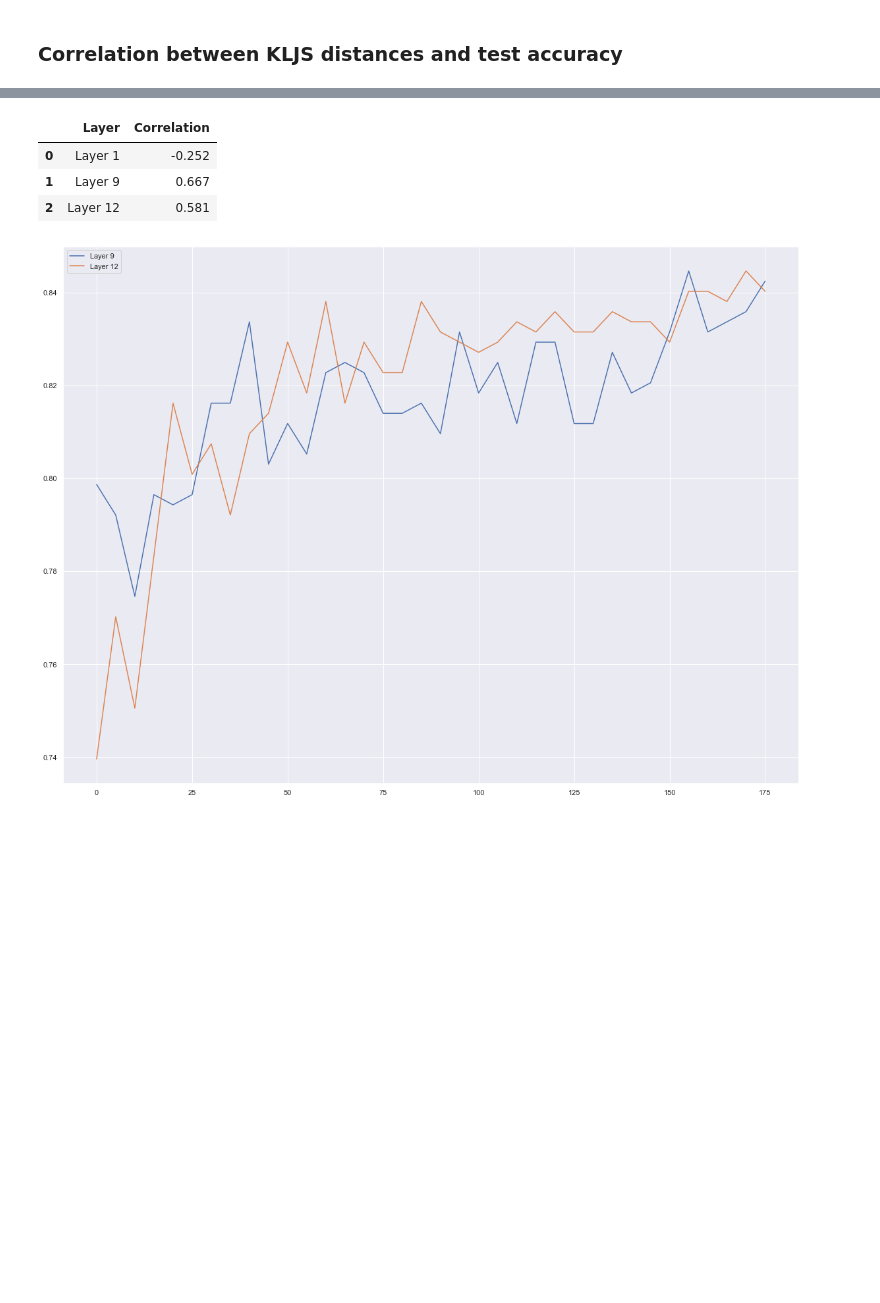
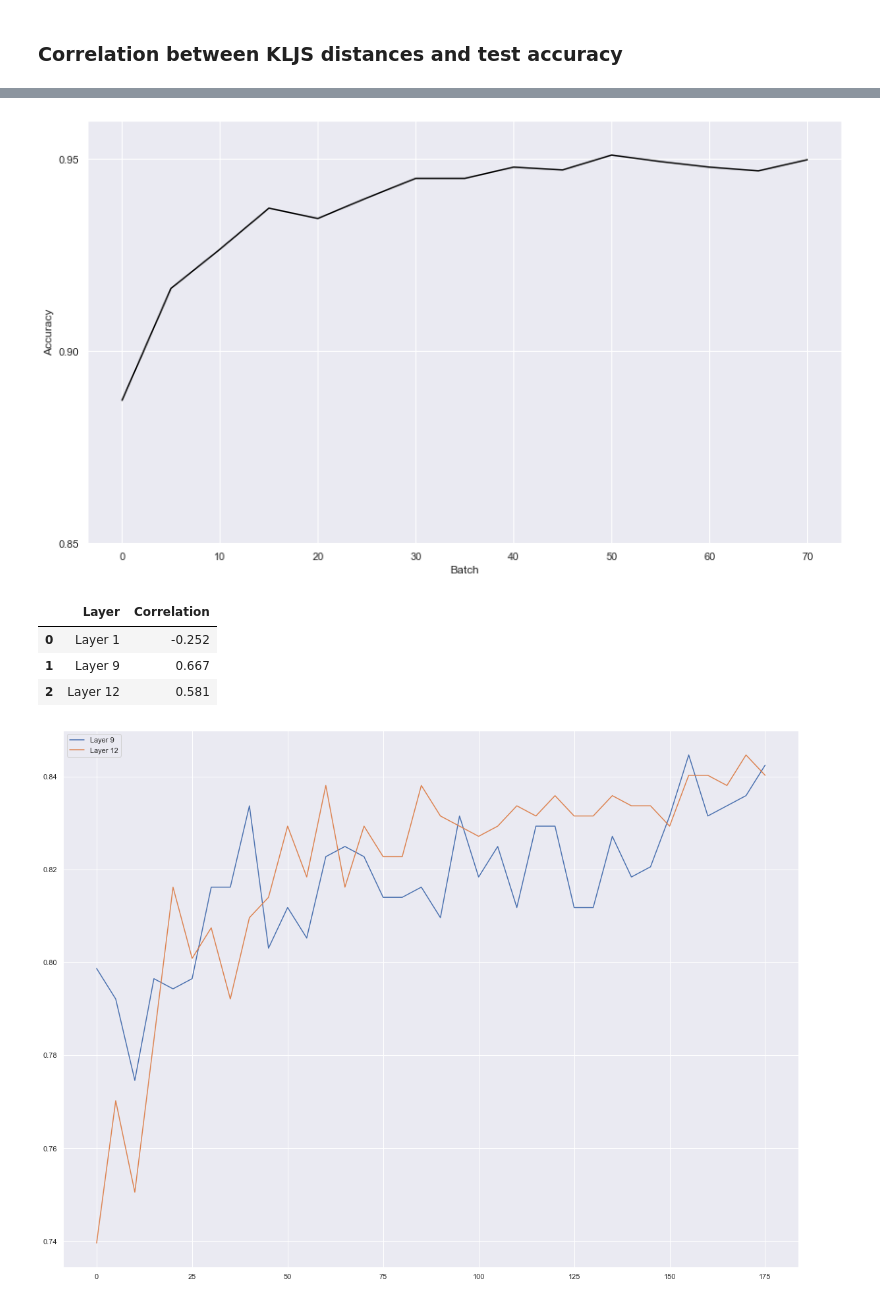
Before and after one commit to tdavislab/TopoBERT, a Jupyter notebook: notebooks/impuritiesv3.ipynb, the cells around one changed output, grey strips where cells are left out. Saved outputs shown, nothing was run; the diff lists cells and outputs as text; code cells hidden in the pictures; blank space fills up the shorter version.

```diff
--- a/notebooks/impuritiesv3.ipynb
+++ b/notebooks/impuritiesv3.ipynb
@@ -559,3 +558,23 @@ Layer 12:        Corr(Accuracy, Avg-Purity) = 0.581
+# %%
+import matplotlib.ticker as ticker
+
+fig, ax_acc = plt.subplots(nrows=1, ncols=1, figsize=(12, 7))
+
+ax_acc.plot(np.arange(0, NUM_EPOCHS, EPOCH_GAP), accuracies, color='black', label='Accuracy')
+ax_acc.set_ylabel('Accuracy')
+ax_acc.set_xlabel('Batch')
+
+# ax_acc.set_ylim(0.7, 0.91)
+ax_acc.set_ylim(0.85, 0.96)
+
+# set y-tick round to 2 decimals
+ax_acc.yaxis.set_major_locator(ticker.MultipleLocator(0.05))
+
+plt.tight_layout()
+plt.savefig(f'images/average_purity_vs_accuracy/accuracy_{DATASET}_{DATA}.png', dpi=300)
+# ax_acc.grid(False)
+# %% [output]
+[figure, added]
 # %%
 corr_df = pd.DataFrame(corrs, columns=['Layer', 'Correlation'])
 corr_df.Correlation = corr_df.Correlation.apply(lambda x: round(x, 3))
```
Also changed, not shown: parts of 5 cells of this notebook, 1 other file.
